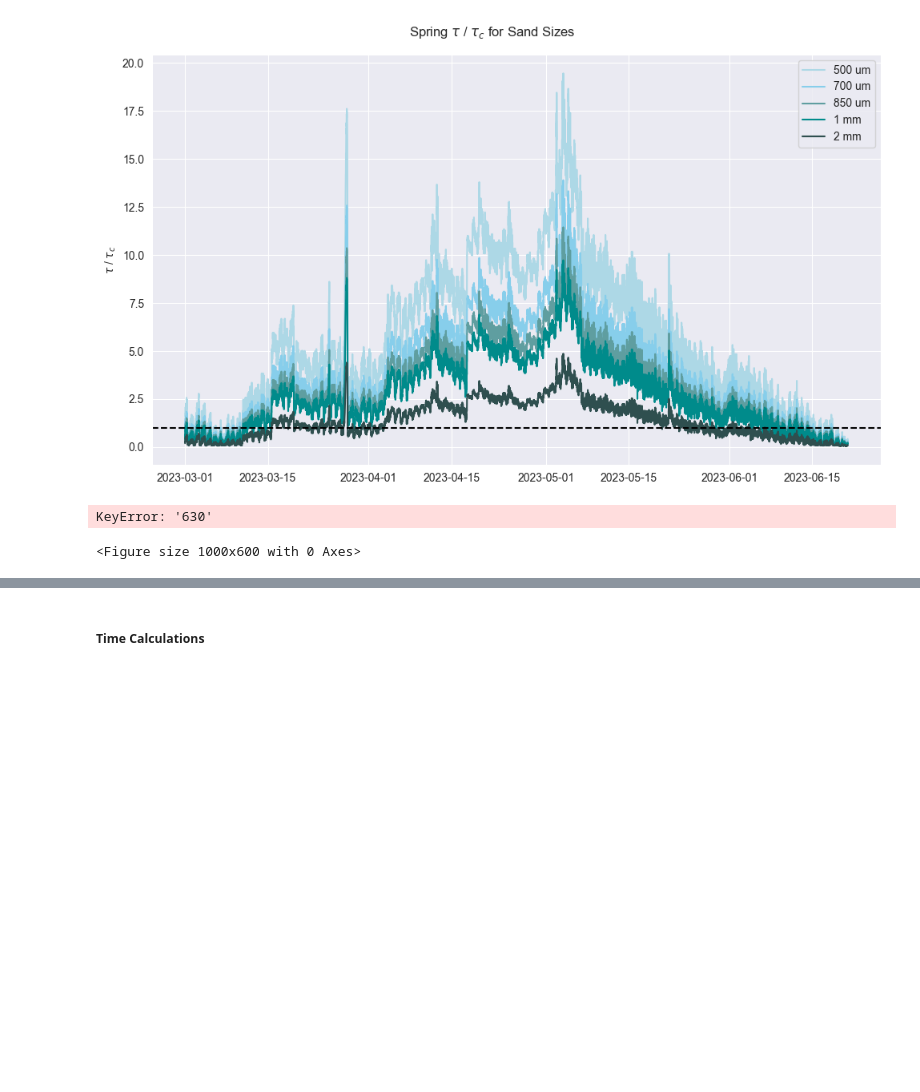
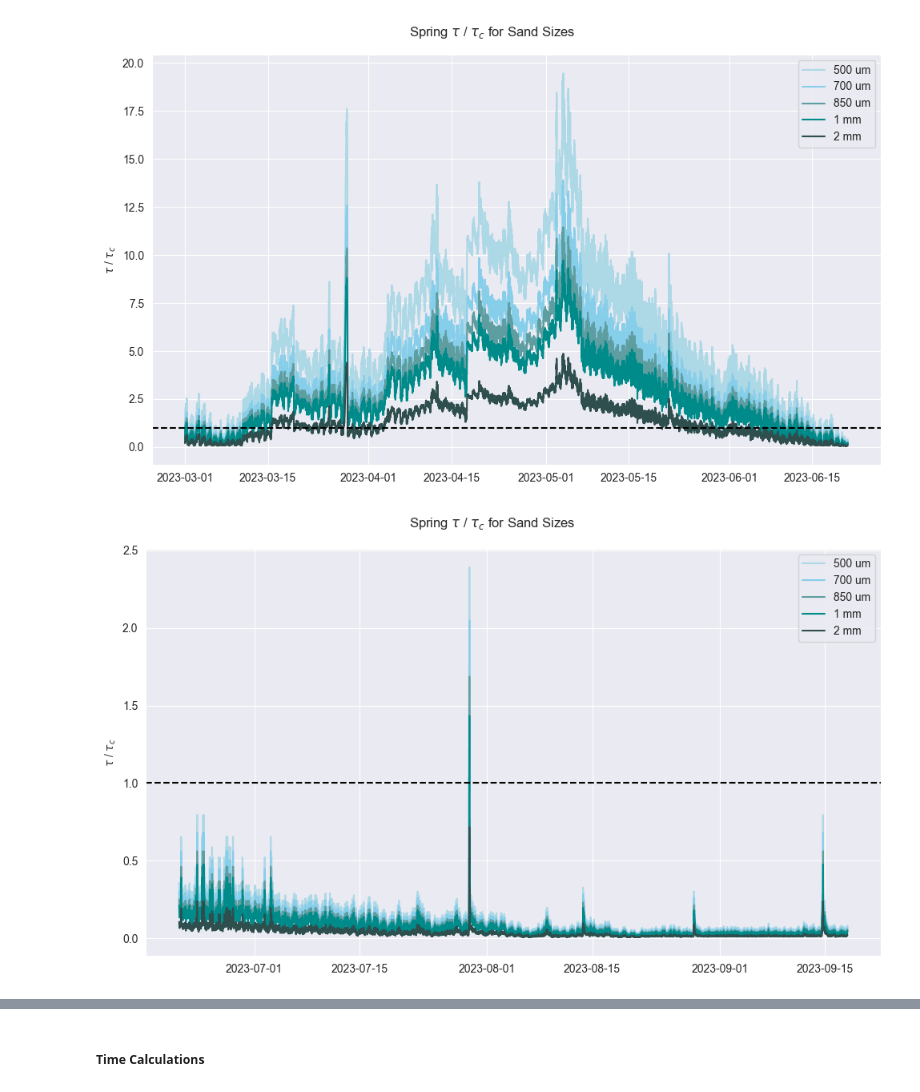
Before and after one commit to nicole-hucke/sediment_trap_paper, a Jupyter notebook: data/bedload_tauc/tauc_plots_sediment_motion.ipynb, the cells around one changed output, grey strips where cells are left out. Drawn from its saved outputs; the diff is of its cells as text; code cells hidden in the pictures; blank space fills up the shorter version.

```diff
--- a/data/bedload_tauc/tauc_plots_sediment_motion.ipynb
+++ b/data/bedload_tauc/tauc_plots_sediment_motion.ipynb
@@ -260,26 +266,25 @@ plt.show()
 # %%
 # plot for sping u*/ws values (settling velocities) for all sizes
 sns.set_style('darkgrid')
 plt.figure(figsize=(10,6))
 
 #plt.plot(spring['200'], color='powderblue', label='200 um')
-plt.plot(summer['630'], color='lightblue', label='500 um')
+plt.plot(summer['600'], color='lightblue', label='500 um')
 plt.plot(summer['700'], color='skyblue', label='700 um')
 plt.plot(summer['850'], color='cadetblue', label='850 um')
 plt.plot(summer['1000'], color='darkcyan', label='1 mm')
 plt.plot(summer['2000'], color='darkslategray', label='2 mm')
 
 plt.axhline(y=1, color='k', linestyle='--')
 
 plt.ylabel(r'$\tau$ / $\tau_c$')
 plt.xlabel('')
 plt.legend()
 plt.suptitle(r'Spring $\tau$ / $\tau_c$ for Sand Sizes')
 plt.tight_layout()
 plt.show()
 # %% [output]
-KeyError: '630'
-<Figure size 1000x600 with 0 Axes>
+[figure, added]
 # %%
 sns.set_style('whitegrid')
 fig, axes = plt.subplots(nrows=2, ncols=1, figsize=(10, 6))
```
Also changed, not shown: parts of 16 cells of this notebook, 35 other files.
